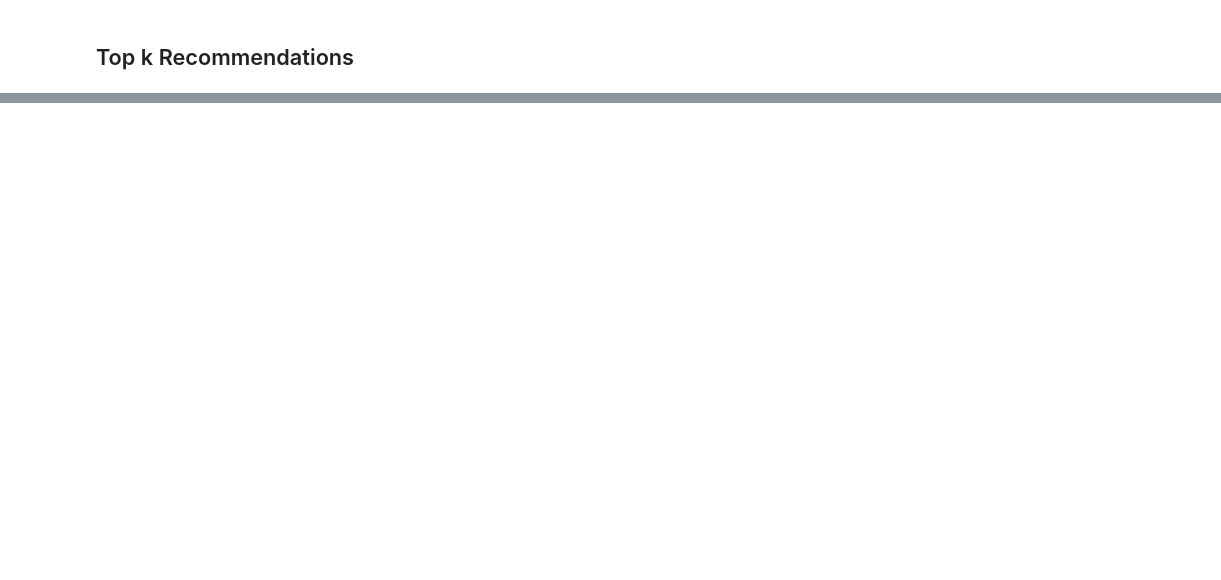
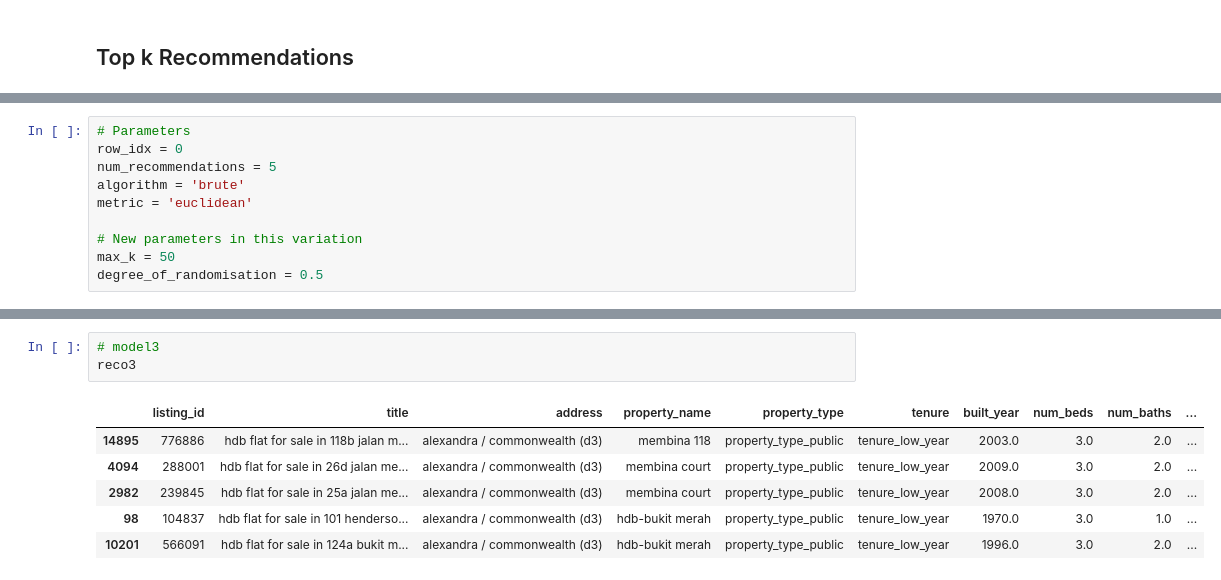
Before and after one commit to coby9241/cs5228-project, a Jupyter notebook: task2/task2_darren.ipynb, the cells around one changed output, grey strips where cells are left out. Saved outputs shown, nothing was run; the diff lists cells and outputs as text; blank space fills up the shorter version.

```diff
--- a/task2/task2_darren.ipynb
+++ b/task2/task2_darren.ipynb
@@ -219,0 +191,10 @@ controlled_randomness_reco
+# %%
+# Parameters
+row_idx = 0
+num_recommendations = 5
+algorithm = 'brute'
+metric = 'euclidean'
+
+# New parameters in this variation
+max_k = 50
+degree_of_randomisation = 0.5
@@ -219,0 +281,10 @@ controlled_randomness_reco
+# %%
+# model3
+reco3
+# %% [output]
+|  | listing_id | title | address | property_name | property_type | tenure | built_year | num_beds | num_baths | ... |
+| 14895 | 776886 | hdb flat for sale in 118b jalan m... | alexandra / commonwealth (d3) | membina 118 | property_type_public | tenure_low_year | 2003.0 | 3.0 | 2.0 | ... |
+| 4094 | 288001 | hdb flat for sale in 26d jalan me... | alexandra / commonwealth (d3) | membina court | property_type_public | tenure_low_year | 2009.0 | 3.0 | 2.0 | ... |
+| 2982 | 239845 | hdb flat for sale in 25a jalan me... | alexandra / commonwealth (d3) | membina court | property_type_public | tenure_low_year | 2008.0 | 3.0 | 2.0 | ... |
+| 98 | 104837 | hdb flat for sale in 101 henderso... | alexandra / commonwealth (d3) | hdb-bukit merah | property_type_public | tenure_low_year | 1970.0 | 3.0 | 1.0 | ... |
+| 10201 | 566091 | hdb flat for sale in 124a bukit m... | alexandra / commonwealth (d3) | hdb-bukit merah | property_type_public | tenure_low_year | 1996.0 | 3.0 | 2.0 | ... |
```
Also changed, not shown: parts of 62 cells of this notebook, 1 other file.
